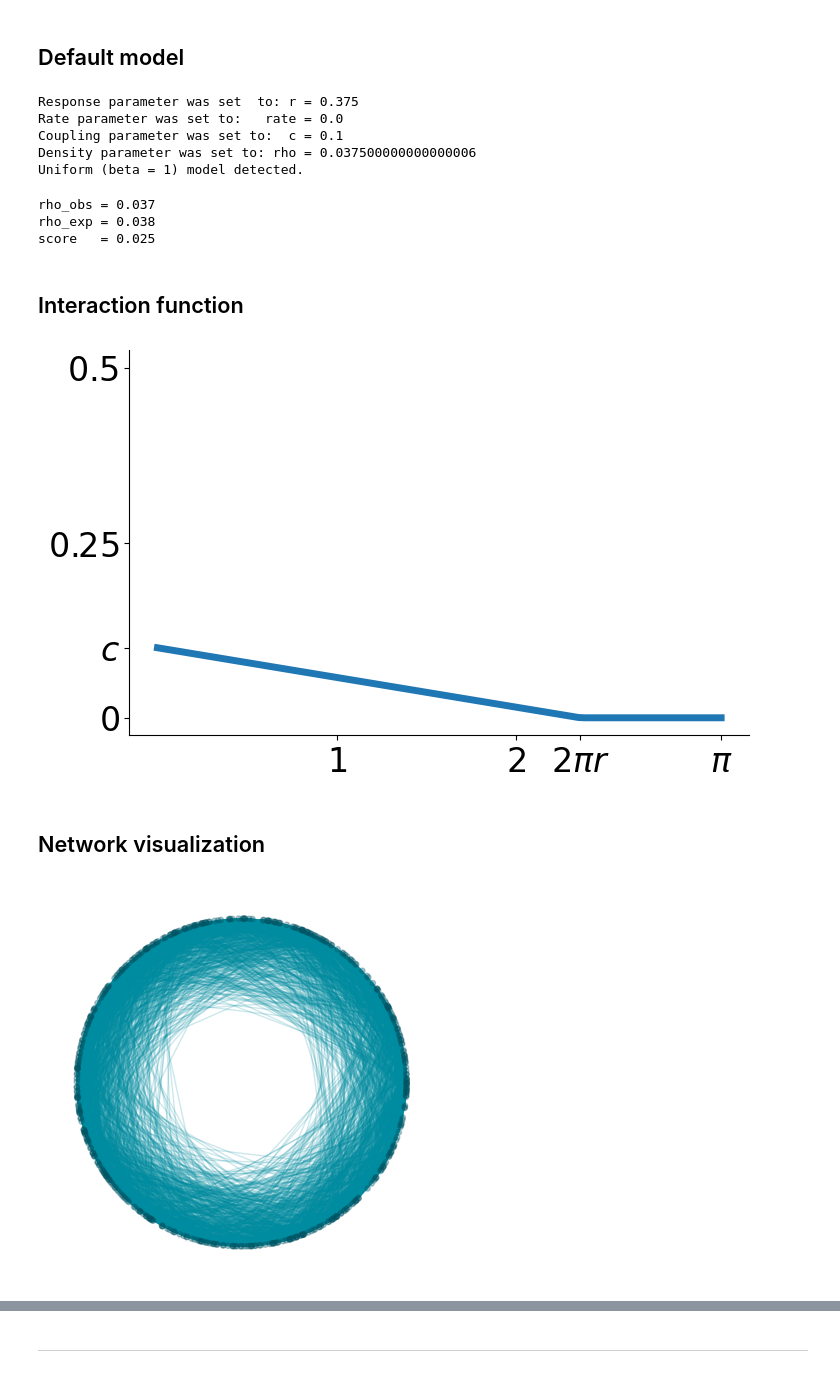
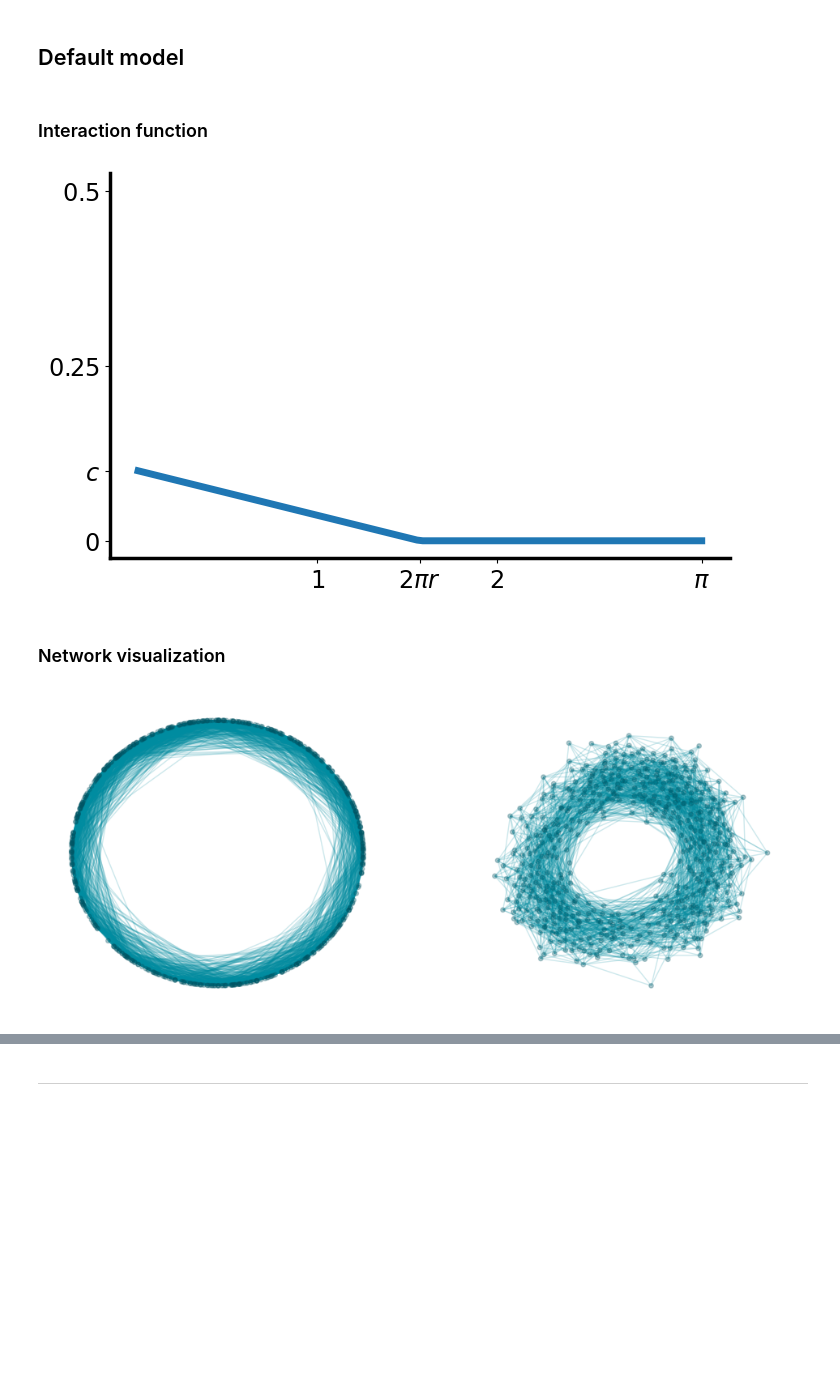
Before and after one commit to ClusterDuck123/ringity, a Jupyter notebook: doc/paper_figures/Fig3-network_model_parameters.ipynb, the cells around one changed output, grey strips where cells are left out. Cells and saved outputs as stored; diff of their text form; code cells hidden in the pictures; blank space fills up the shorter version.

```diff
--- a/doc/paper_figures/Fig3-network_model_parameters.ipynb
+++ b/doc/paper_figures/Fig3-network_model_parameters.ipynb
@@ -96,13 +89,8 @@ kwargs = config_dict[configuration]
 # %%
+kwargs = config_dict['default']
+
 G, pos, builder = rng.network_model(
                                 N = N,
                                 return_positions = True,
                                 return_builder = True,
-                                verbose = True,
                                 **kwargs)
-# %% [output]
-Response parameter was set  to: r = 0.375
-Rate parameter was set to:   rate = 0.0
-Coupling parameter was set to:  c = 0.1
-Density parameter was set to: rho = 0.037500000000000006
-Uniform (beta = 1) model detected.
@@ -113,11 +97,3 @@ score = rng.ring_score(G)
-# %%
-print(f"rho_obs = {rho_obs:.3f}")
-print(f"rho_exp = {rho_exp:.3f}")
-print(f"score   = {score:.3f}")
-# %% [output]
-rho_obs = 0.037
-rho_exp = 0.038
-score   = 0.025
 # %%
 circ_layout = {n:(np.cos(t), np.sin(t)) for n,t in enumerate(pos)}
 spring_layout = nx.spring_layout(G)
@@ -129,33 +100,23 @@ beta = rtrafos.rate_to_beta(builder.rate)
 # %% [markdown]
-## Interaction function
+### Interaction function
 # %%
-x = np.linspace(0, np.pi, 100)
-y = c*(1-x/(2*np.pi*r)).clip(0)
-
 fig_func, ax = plt.subplots(figsize = (8,5))
 
-ax.plot(x, y, linewidth = 5)
-
-
-plt.xticks([1, 2, 2*np.pi*r, np.pi], [r'$1$', r'$2$', r'$2\pi r$', r'$\pi$'])
-plt.yticks([0, 0.25, 0.5, 1, c], [r'$0$', r'$0.25$', r'$0.5$', r'$1$', r'$c$'])
-
-ax.set_ylim(-0.025, max(0.5, c) + 0.025)
-
-ax.spines['right'].set_visible(False)
-ax.spines['top'].set_visible(False)
-
-# rng.utils.plotting.styling.ax_setup(ax)
+draw_interaction_function(builder, ax)
 # %% [output]
-[figure, old version]
+[figure, new version]
 # %% [markdown]
-## Network visualization
+### Network visualization
 # %%
-netviz_circ_fig, ax = plt.subplots(figsize = (5,5))
+netviz_fig, (ax1, ax2) = plt.subplots(1, 2, figsize = (12,5))
 
-ax.set_xlim(-1.175,1.175)
-ax.set_ylim(-1.175,1.175)
+ax1.set_xlim(-1.175,1.175)
+ax1.set_ylim(-1.175,1.175)
 
-rng.plot_nx(G, ax=ax, pos = circ_layout)
+ax2.set_xlim(-1.175,1.175)
+ax2.set_ylim(-1.175,1.175)
+
+rng.plot_nx(G, ax=ax1, pos = circ_layout)
+rng.plot_nx(G, ax=ax2, pos = spring_layout)
 # %% [output]
-[figure, old version]
+[figure, new version]
```
Also changed, not shown: parts of 33 cells of this notebook, 12 other files.
